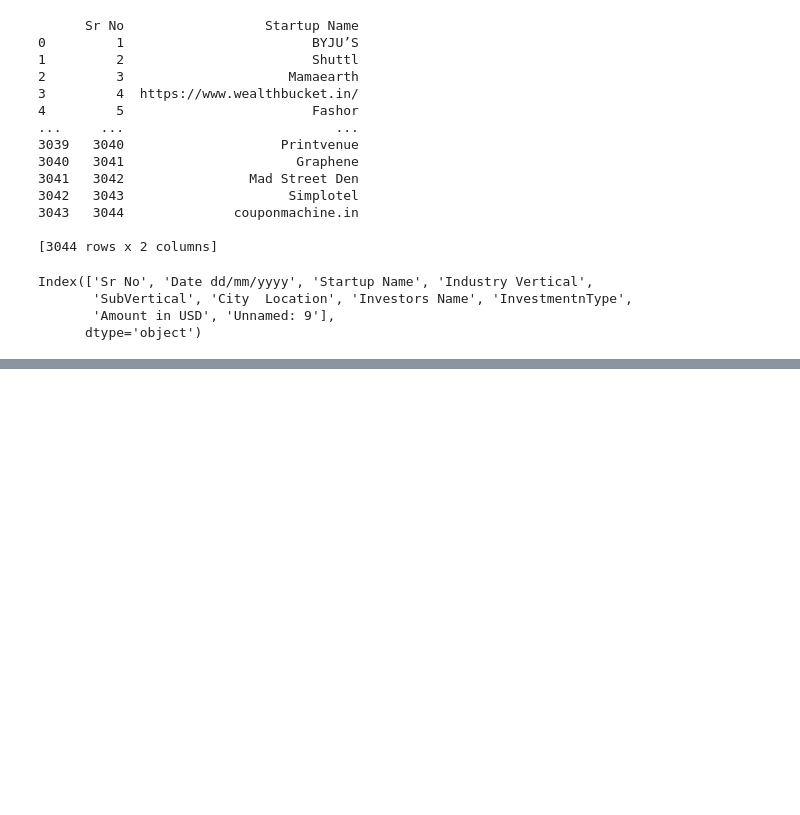
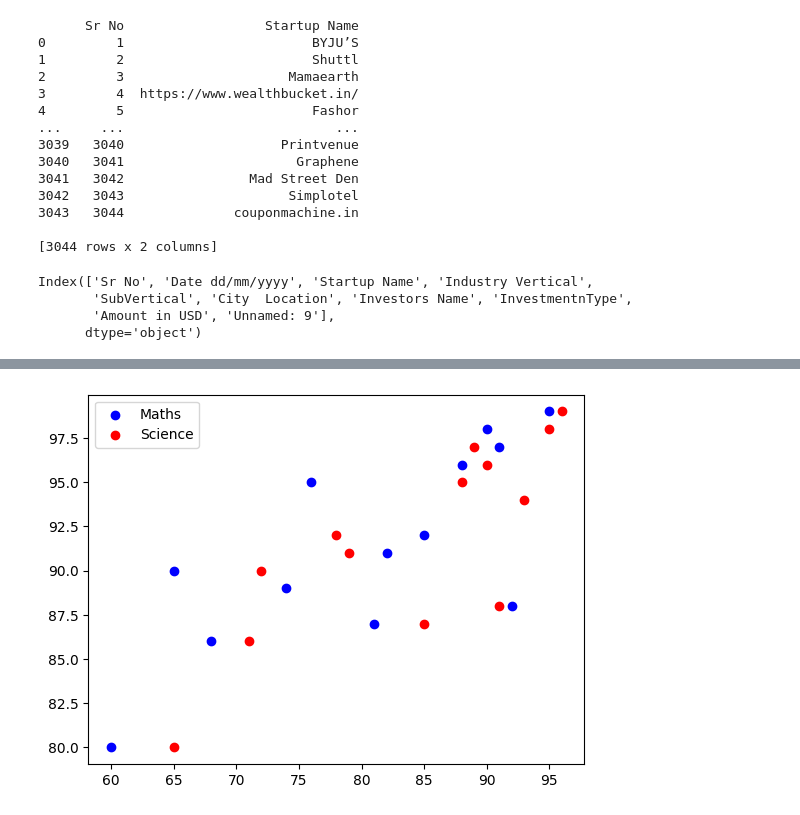
Before and after one commit to liondhindsa666-svg/RETAIL-SALES-ANALYSIS-DASHBOARD, a Jupyter notebook: Data_Cleaning.ipynb, the cells around one changed output, grey strips where cells are left out. Cells and saved outputs as stored; diff of their text form; code cells hidden in the pictures; blank space fills up the shorter version.

```diff
--- a/Data_Cleaning.ipynb
+++ b/Data_Cleaning.ipynb
@@ -101,0 +484,7 @@ Index(['Sr No', 'Date dd/mm/yyyy', 'Startup Name', 'Industry Vertical',
+# %%
+plt.scatter(df1["Maths"],df1["Attendance"],color="blue",label="Maths")
+plt.scatter(df1["Science"],df1["Attendance"],color="red",label="Science")
+plt.legend()
+plt.show()
+# %% [output]
+[figure, added]
```
Also changed, not shown: parts of 43 cells of this notebook.
